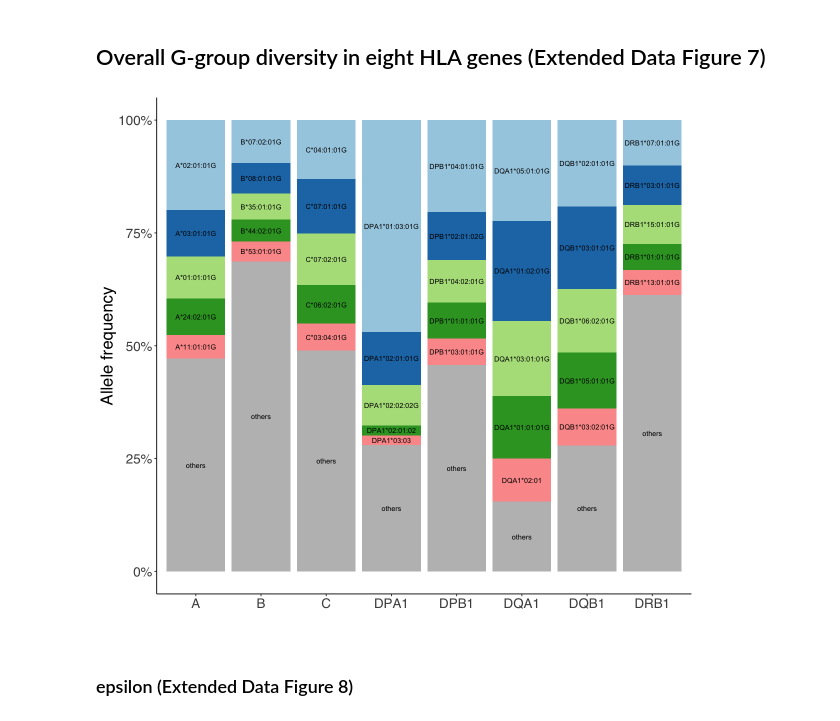
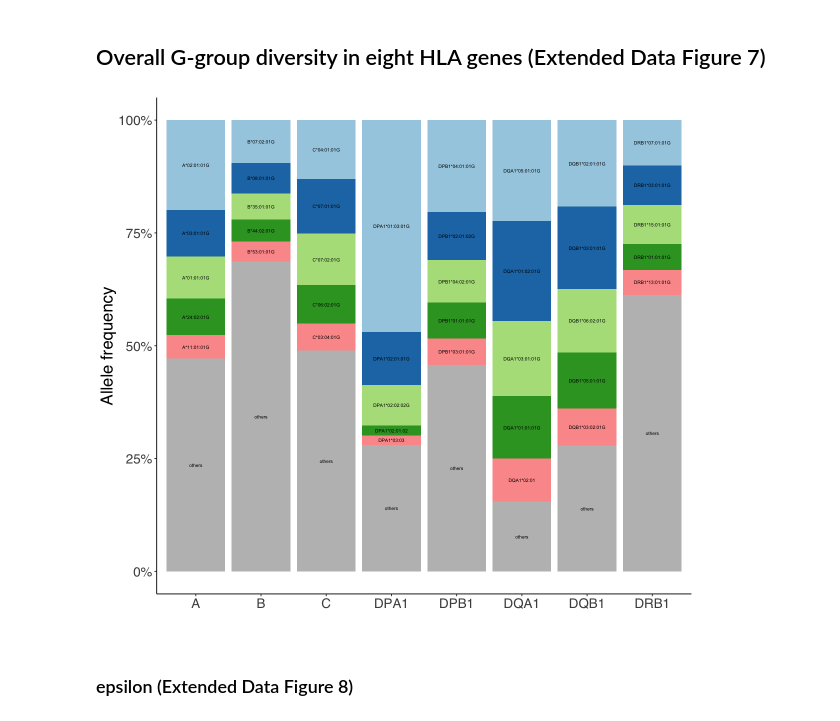
Before and after one commit to immunogenomics/HLA-TAPAS, a Jupyter notebook: manuscript/scripts/Extended_Data_Figures.ipynb, the cells around one changed output. Saved outputs shown, nothing was run; the diff lists cells and outputs as text; code cells hidden in the pictures.

```diff
--- a/manuscript/scripts/Extended_Data_Figures.ipynb
+++ b/manuscript/scripts/Extended_Data_Figures.ipynb
@@ -357,36 +361,36 @@ Ggroup[Ggroup$ethnicity == "missing", ]$ethnicity <- "AFR"
 Ggroup$ethnicity <- factor(Ggroup$ethnicity)
 
 all <- create_table(dat=Ggroup[!is.na(Ggroup$ethnicity),])
 
 #define top most frequent alleles
 n <- 5
 df2 <- all %>% group_by(Gene) %>% top_n(n, Freq) %>% arrange(Gene,desc(Freq))
 others <- setDT(all[all$Var1 %in% df2$Var1,])[, .(Var1="others",Freq=1-sum(Freq)), by= .(Gene)] %>% arrange(Gene,desc(Freq))
 others$order <- n+1
 
 df3 <- df2 %>% group_by(Gene) %>% arrange(Gene,desc(Freq))
 df3$order <- rep(c(1:n),8)
 
 df4 <- rbind(data.frame(df3),as.data.frame(others))
 
 
 freq.plt <- ggplot(df4,aes(x=Gene,y=Freq,fill=as.factor(order)))+geom_bar(stat='identity')+scale_y_continuous(label=percent)+
-    geom_text(aes(label=Var1), position=position_stack(vjust = 0.5), size=3)
+    geom_text(aes(label=Var1), position=position_stack(vjust = 0.5), size=2)
 freq.plt <- freq.plt + theme(legend.position = "none" ) + scale_fill_manual(values=c(brewer.pal(5,"Paired"),"grey"))
 
 options(repr.plot.width = 10, repr.plot.height = 9)
 
 
 freq.plt <- freq.plt + xlab("") + ylab("Allele frequency")
 
 freq.plt  <- freq.plt +  theme(legend.position="none",
                         plot.background=element_blank(),
                         text = element_text(family = "sans"))
 freq.plt
 
-ggsave(filename = "../figs/EXD7-freq.pdf",width=10,height=7)
+ggsave(filename = "../figs/EDF7-freq.pdf",width=180,height=150,units="mm")
 # %% [output]
-[figure, old version]
+[figure, new version]
 # %% [markdown]
 ### epsilon (Extended Data Figure 8)
 # %%
```
Also changed, not shown: parts of 18 cells of this notebook, 5 other files.
